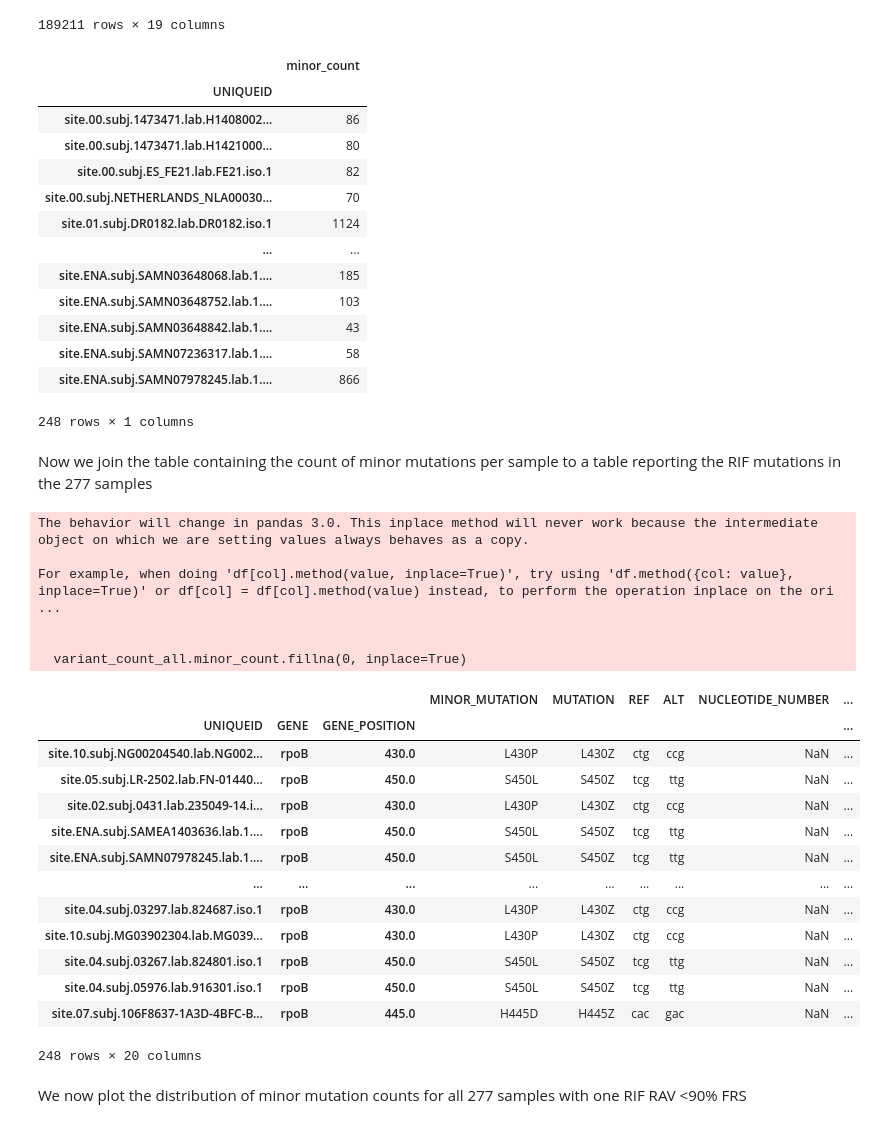
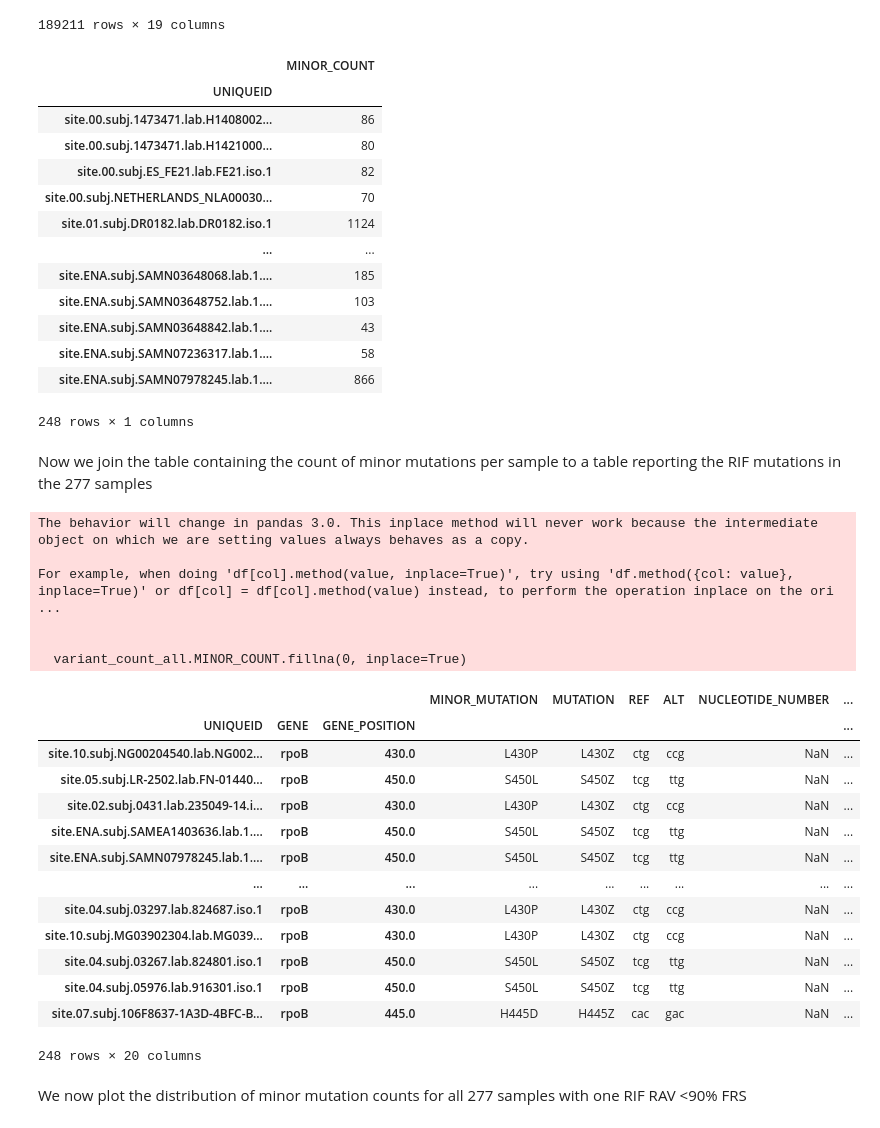
Before and after one commit to fowler-lab/tuberculosis-RNAP-subpopulations, a Jupyter notebook: analysis_refactored.ipynb, the cells around one changed output. Cells and saved outputs as stored; diff of their text form; code cells hidden in the pictures.

```diff
--- a/analysis_refactored.ipynb
+++ b/analysis_refactored.ipynb
@@ -826,10 +761,10 @@ solo_other_variants
 # %%
 solo_other_variants.reset_index(inplace=True)
 solo_other_variants_count = solo_other_variants[['UNIQUEID','GENE_POSITION']].groupby('UNIQUEID').count()
-solo_other_variants_count.rename(columns={'GENE_POSITION':'minor_count'}, inplace=True)
+solo_other_variants_count.rename(columns={'GENE_POSITION':'MINOR_COUNT'}, inplace=True)
 solo_other_variants_count
 # %% [output]
-|  | minor_count |
+|  | MINOR_COUNT |
 | UNIQUEID |  |
 | site.00.subj.1473471.lab.H1408002... | 86 |
 | site.00.subj.1473471.lab.H1421000... | 80 |
@@ -850,7 +785,7 @@ solo_rif_variants = solo_mutations[solo_mutations.index.isin(solo_rif_mutations.
 solo_rif_variants
 
 variant_count_all = solo_rif_variants.join(solo_other_variants_count)
-variant_count_all.minor_count.fillna(0, inplace=True)
+variant_count_all.MINOR_COUNT.fillna(0, inplace=True)
 variant_count_all
 # %% [output]
 The behavior will change in pandas 3.0. This inplace method will never work because the intermediate object on which we are setting values always behaves as a copy.
@@ -858,7 +793,7 @@ The behavior will change in pandas 3.0. This inplace method will never work beca
 For example, when doing 'df[col].method(value, inplace=True)', try using 'df.method({col: value}, inplace=True)' or df[col] = df[col].method(value) instead, to perform the operation inplace on the ori ...
 
 
-  variant_count_all.minor_count.fillna(0, inplace=True)
+  variant_count_all.MINOR_COUNT.fillna(0, inplace=True)
 |  |  |  | MINOR_MUTATION | MUTATION | REF | ALT | NUCLEOTIDE_NUMBER | ... |
 | UNIQUEID | GENE | GENE_POSITION |  |  |  |  |  | ... |
 | site.10.subj.NG00204540.lab.NG002... | rpoB | 430.0 | L430P | L430Z | ctg | ccg | NaN | ... |
```
Also changed, not shown: parts of 14 cells of this notebook, 10 other files.
